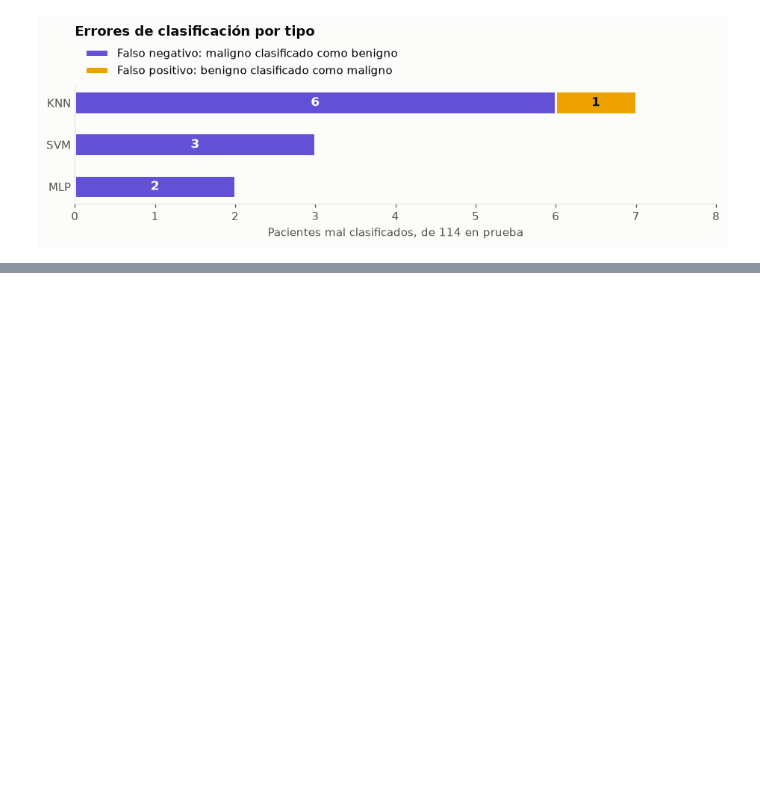
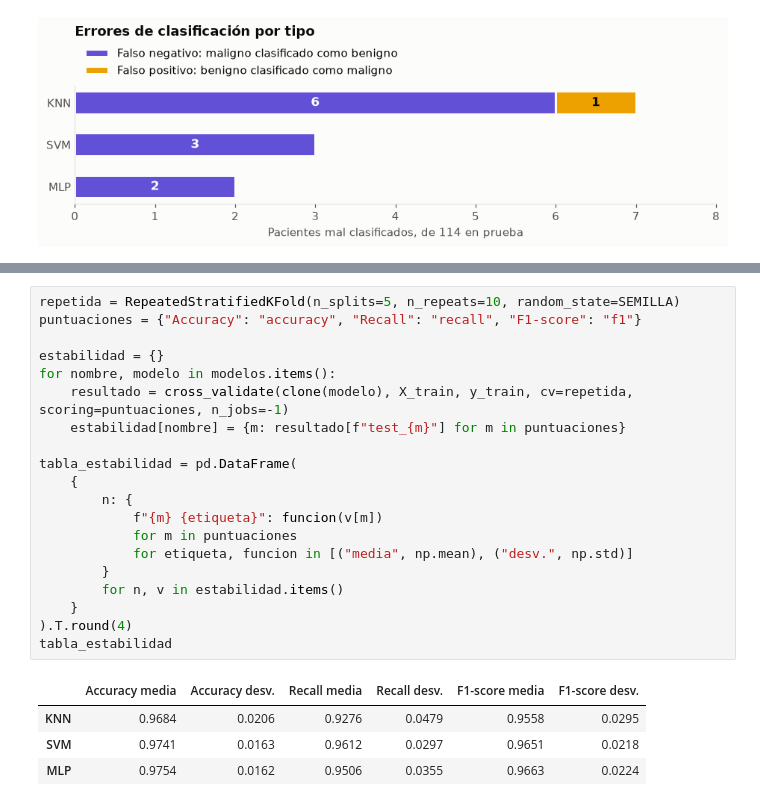
Before and after one commit to jorgemx546/comparacion-aprendizaje-supervisado, a Jupyter notebook: Comparacion_KNN_SVM_MLP.ipynb, the cells around one changed output, grey strips where cells are left out. Drawn from its saved outputs; the diff is of its cells as text; blank space fills up the shorter version.

```diff
--- a/Comparacion_KNN_SVM_MLP.ipynb
+++ b/Comparacion_KNN_SVM_MLP.ipynb
@@ -462,0 +471,25 @@ plt.show()
+# %%
+repetida = RepeatedStratifiedKFold(n_splits=5, n_repeats=10, random_state=SEMILLA)
+puntuaciones = {"Accuracy": "accuracy", "Recall": "recall", "F1-score": "f1"}
+
+estabilidad = {}
+for nombre, modelo in modelos.items():
+    resultado = cross_validate(clone(modelo), X_train, y_train, cv=repetida, scoring=puntuaciones, n_jobs=-1)
+    estabilidad[nombre] = {m: resultado[f"test_{m}"] for m in puntuaciones}
+
+tabla_estabilidad = pd.DataFrame(
+    {
+        n: {
+            f"{m} {etiqueta}": funcion(v[m])
+            for m in puntuaciones
+            for etiqueta, funcion in [("media", np.mean), ("desv.", np.std)]
+        }
+        for n, v in estabilidad.items()
+    }
+).T.round(4)
+tabla_estabilidad
+# %% [output]
+|  | Accuracy media | Accuracy desv. | Recall media | Recall desv. | F1-score media | F1-score desv. |
+| KNN | 0.9684 | 0.0206 | 0.9276 | 0.0479 | 0.9558 | 0.0295 |
+| SVM | 0.9741 | 0.0163 | 0.9612 | 0.0297 | 0.9651 | 0.0218 |
+| MLP | 0.9754 | 0.0162 | 0.9506 | 0.0355 | 0.9663 | 0.0224 |
```
Also changed, not shown: parts of 16 cells of this notebook.
